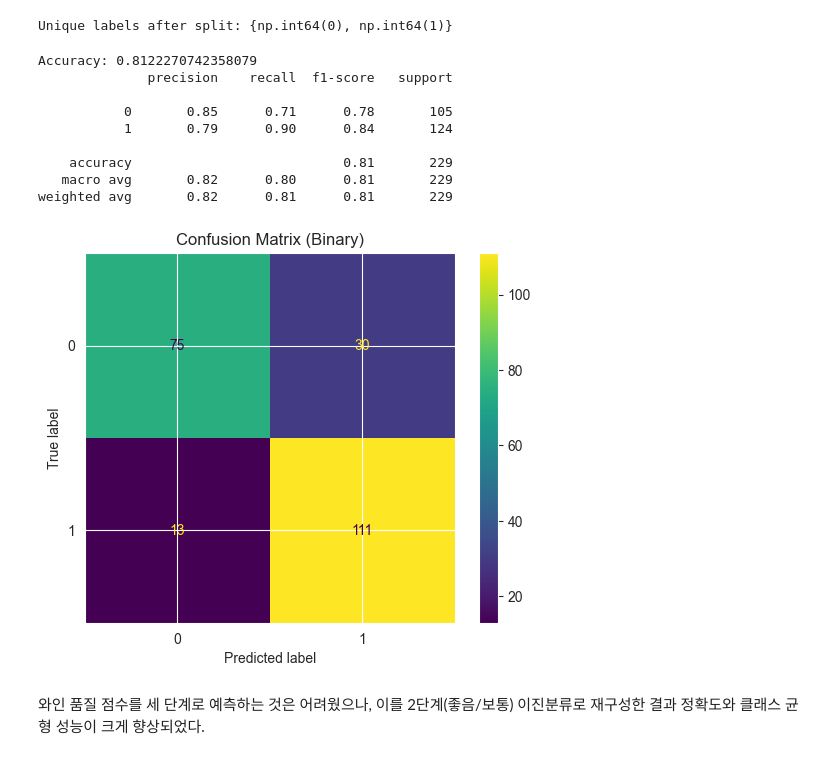
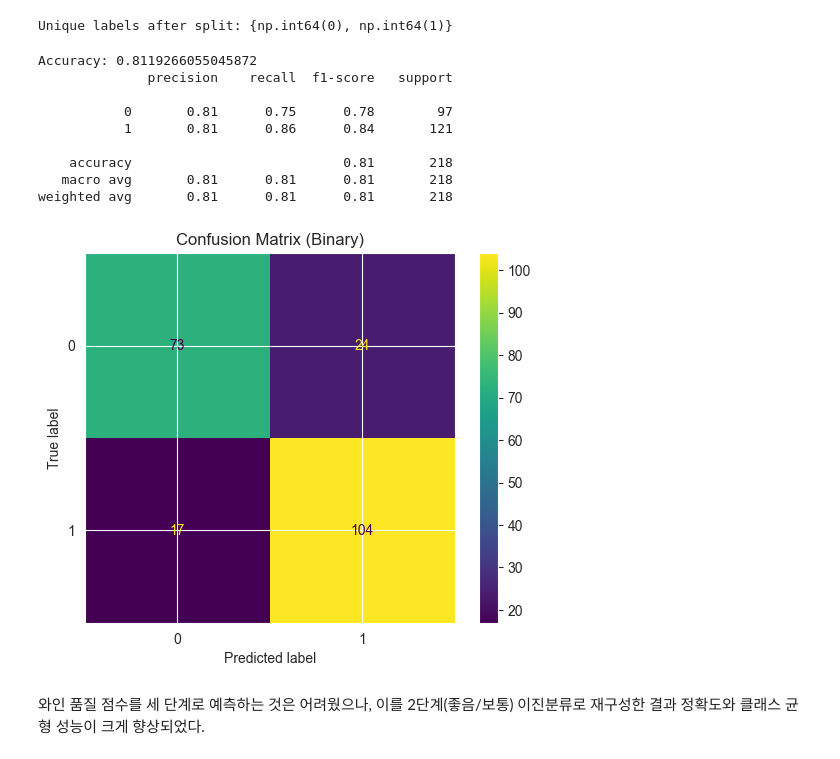
Before and after one commit to EDA-podo-wine/EDA-podo-wine, a Jupyter notebook: EDA_podo_wine.ipynb, the cells around one changed output. Saved outputs shown, nothing was run; the diff lists cells and outputs as text; code cells hidden in the pictures.

```diff
--- a/EDA_podo_wine.ipynb
+++ b/EDA_podo_wine.ipynb
@@ -293,54 +327,39 @@ print("Unique labels after split:", set(y_test))
 # %% [output]
 Unique labels after split: {np.int64(0), np.int64(1)}
 # %%
-# 2단계 라벨 생성
-# 0 = 5점 이하 / 1 = 6점 이상
+# 최종 학습 및 성능 지표 시각화
 wine_df["quality_binary"] = (wine_df["quality"] >= 6).astype(int)
-
-X = wine_df.drop(columns=["quality", "quality_binary"]).values
+X = wine_df.drop(columns=["quality", "quality_binary", "quality_group"]).values
 y = wine_df["quality_binary"].values
 
-# train/test 분리
-X_train, X_test, y_train, y_test = train_test_split(
-    X, y, test_size=0.2, random_state=42, stratify=y
-)
+X_train, X_test, y_train, y_test = train_test_split(X, y, test_size=0.2, random_state=42, stratify=y)
 
-# 스케일링
 scaler = MinMaxScaler()
 X_train_scaled = scaler.fit_transform(X_train)
 X_test_scaled = scaler.transform(X_test)
 
-# 모델 학습
-rf = RandomForestClassifier(
-    max_depth=15,
-    n_estimators=50,
-    random_state=42
-)
-
+rf = RandomForestClassifier(max_depth=15, n_estimators=50, random_state=42)
 rf.fit(X_train_scaled, y_train)
 
-# 예측
 y_pred = rf.predict(X_test_scaled)
-
-# 평가
 print("Accuracy:", accuracy_score(y_test, y_pred))
 print(classification_report(y_test, y_pred))
 
-# 혼동행렬
+# 혼동 행렬 시각화: 모델이 어느 등급을 헷갈려 하는지 시각적으로 파악
 cm = confusion_matrix(y_test, y_pred)
 ConfusionMatrixDisplay(cm).plot()
 plt.title("Confusion Matrix (Binary)")
 plt.show()
 # %% [output]
-Accuracy: 0.8122270742358079
+Accuracy: 0.8119266055045872
               precision    recall  f1-score   support
 
-           0       0.85      0.71      0.78       105
-           1       0.79      0.90      0.84       124
+           0       0.81      0.75      0.78        97
+           1       0.81      0.86      0.84       121
 
-    accuracy                           0.81       229
-   macro avg       0.82      0.80      0.81       229
-weighted avg       0.82      0.81      0.81       229
+    accuracy                           0.81       218
+   macro avg       0.81      0.81      0.81       218
+weighted avg       0.81      0.81      0.81       218
-[figure, old version]
+[figure, new version]
 # %% [markdown]
 와인 품질 점수를 세 단계로 예측하는 것은 어려웠으나, 이를 2단계(좋음/보통) 이진분류로 재구성한 결과 정확도와 클래스 균형 성능이 크게 향상되었다.
```
Also changed, not shown: parts of 18 cells of this notebook, 1 other file.
